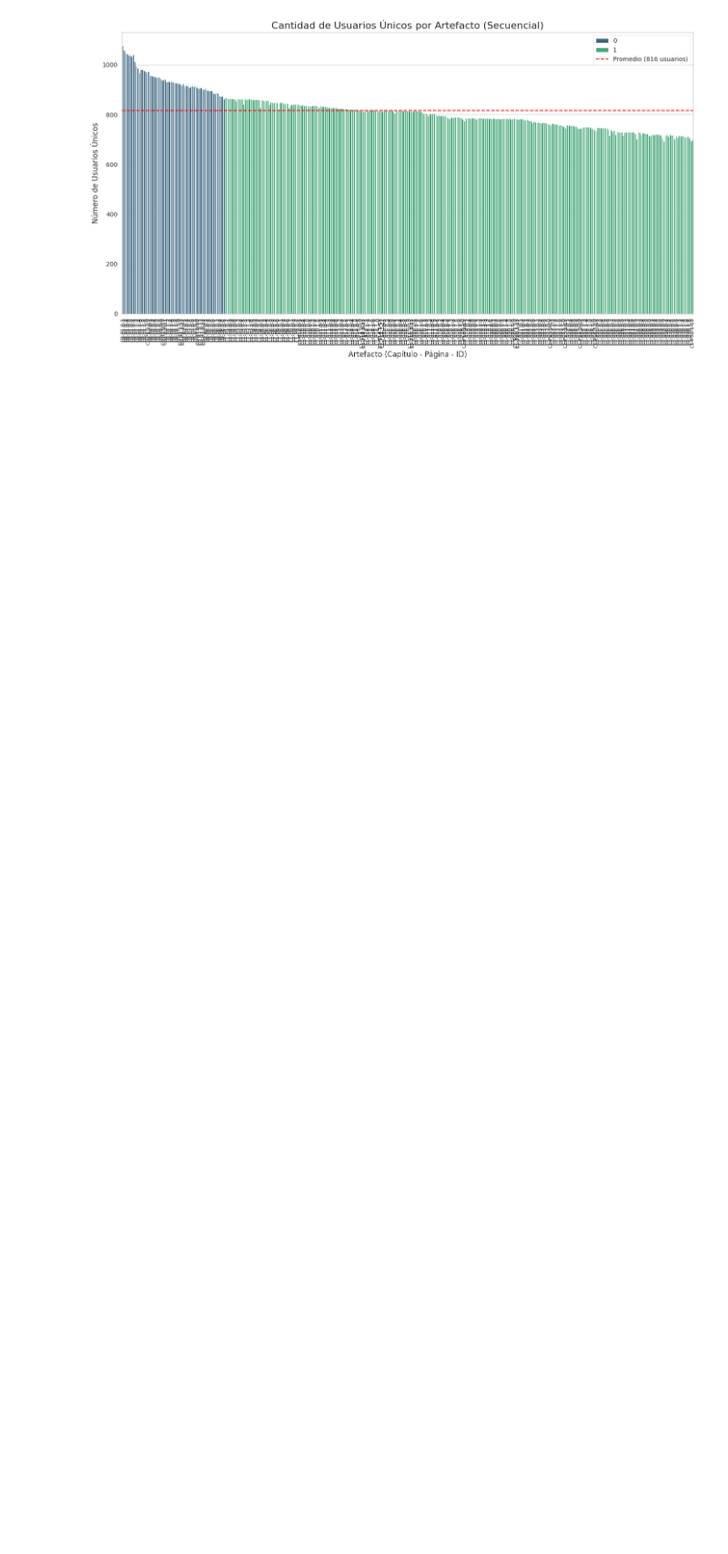
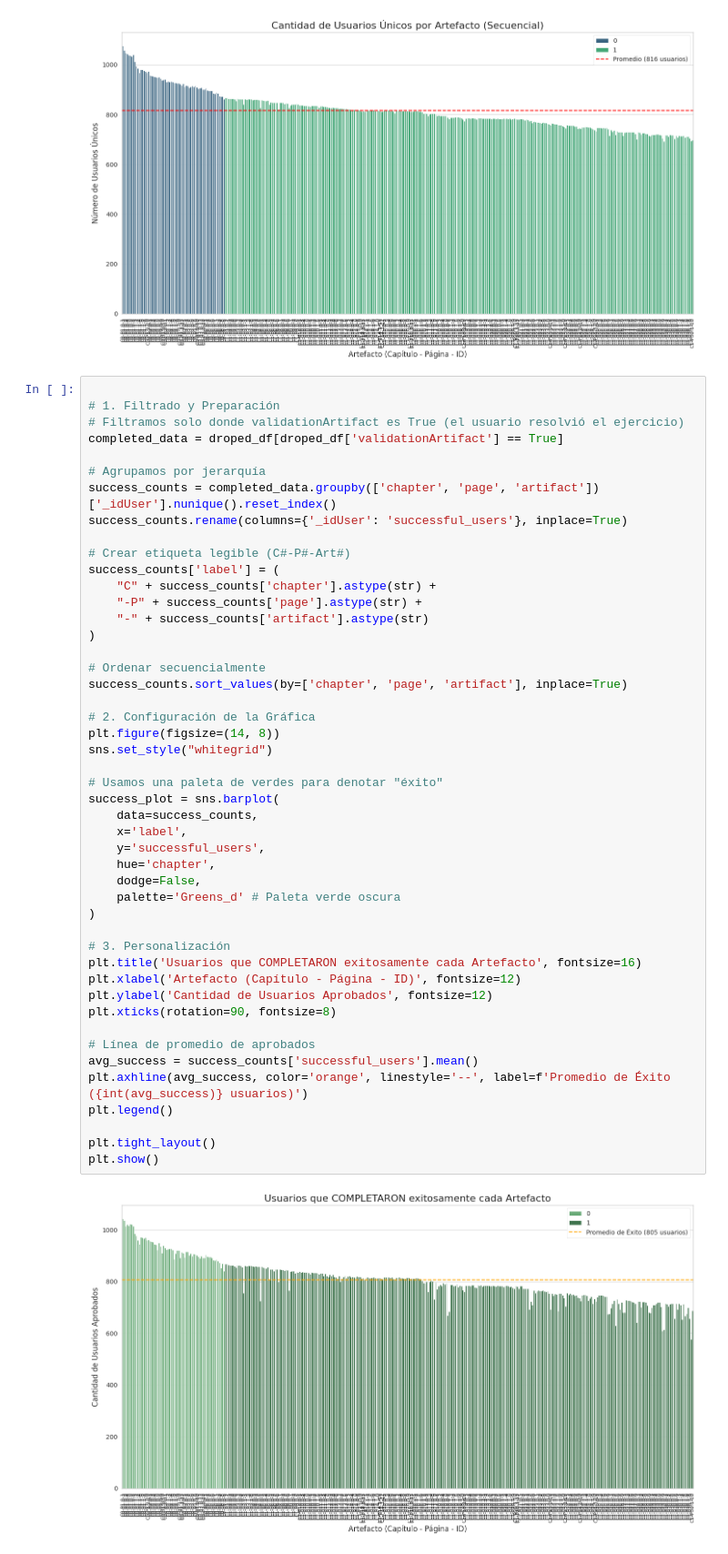
Before and after one commit to freddygl3/CienciaDatos, a Jupyter notebook: Fragateando2.ipynb, the cells around one changed output. Shown: that part at 91% size. Cells and saved outputs as stored; diff of their text form; blank space fills up the shorter version.

Commit message:
comportamiendo por artefactos de usuarios unicos

```diff
--- a/Fragateando2.ipynb
+++ b/Fragateando2.ipynb
@@ -339,3 +335,52 @@ plt.tight_layout()
 plt.show()
 # %% [output]
 [figure]
+# %%
+
+# 1. Filtrado y Preparación
+# Filtramos solo donde validationArtifact es True (el usuario resolvió el ejercicio)
+completed_data = droped_df[droped_df['validationArtifact'] == True]
+
+# Agrupamos por jerarquía
+success_counts = completed_data.groupby(['chapter', 'page', 'artifact'])['_idUser'].nunique().reset_index()
+success_counts.rename(columns={'_idUser': 'successful_users'}, inplace=True)
+
+# Crear etiqueta legible (C#-P#-Art#)
+success_counts['label'] = (
+    "C" + success_counts['chapter'].astype(str) +
+    "-P" + success_counts['page'].astype(str) +
+    "-" + success_counts['artifact'].astype(str)
+)
+
+# Ordenar secuencialmente
+success_counts.sort_values(by=['chapter', 'page', 'artifact'], inplace=True)
+
+# 2. Configuración de la Gráfica
+plt.figure(figsize=(14, 8))
+sns.set_style("whitegrid")
+
+# Usamos una paleta de verdes para denotar "éxito"
+success_plot = sns.barplot(
+    data=success_counts,
+    x='label',
+    y='successful_users',
+    hue='chapter',
+    dodge=False,
+    palette='Greens_d' # Paleta verde oscura
+)
+
+# 3. Personalización
+plt.title('Usuarios que COMPLETARON exitosamente cada Artefacto', fontsize=16)
+plt.xlabel('Artefacto (Capítulo - Página - ID)', fontsize=12)
+plt.ylabel('Cantidad de Usuarios Aprobados', fontsize=12)
+plt.xticks(rotation=90, fontsize=8)
+
+# Línea de promedio de aprobados
+avg_success = success_counts['successful_users'].mean()
+plt.axhline(avg_success, color='orange', linestyle='--', label=f'Promedio de Éxito ({int(avg_success)} usuarios)')
+plt.legend()
+
+plt.tight_layout()
+plt.show()
+# %% [output]
+[figure, added]
```
Also changed, not shown: parts of 4 cells of this notebook.
